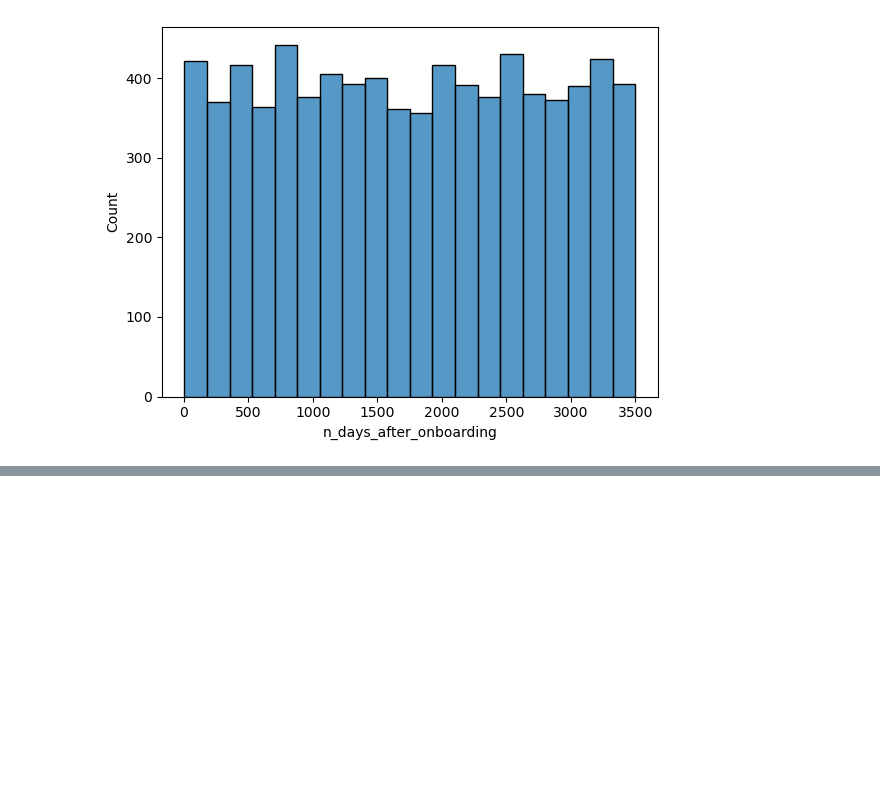
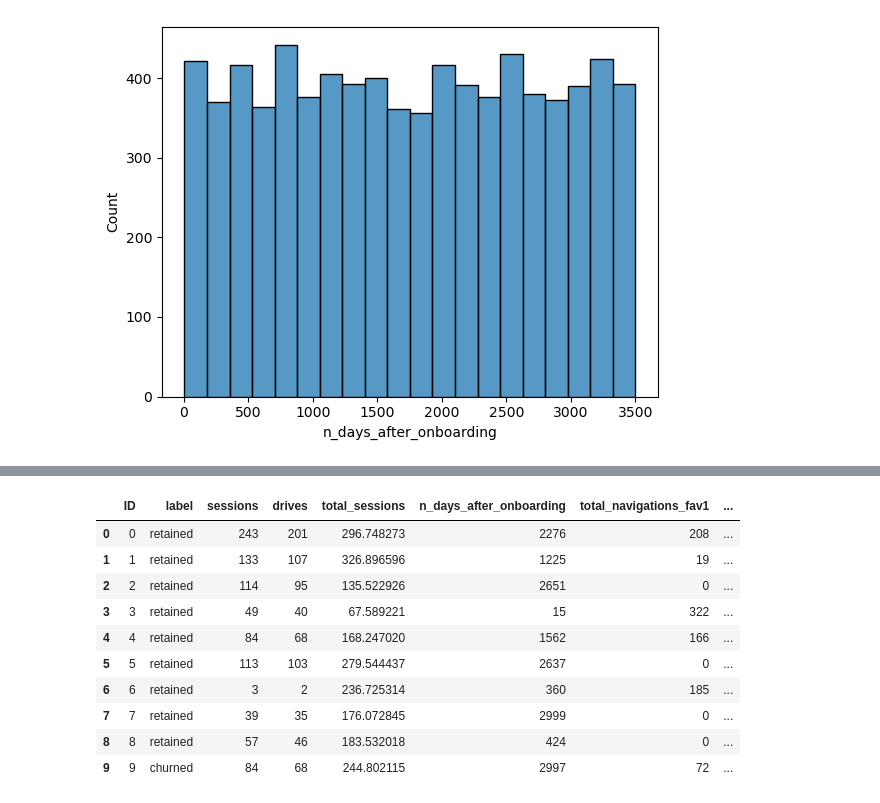
Before and after one commit to alishanstyles/Waze, a Jupyter notebook: Untitled.ipynb, the cells around one changed output, grey strips where cells are left out. Cells and saved outputs as stored; diff of their text form; code cells hidden in the pictures; blank space fills up the shorter version.

```diff
--- a/Untitled.ipynb
+++ b/Untitled.ipynb
@@ -464,0 +504,16 @@ sns.histplot(x=data['n_days_after_onboarding']);
+# %%
+df['monthly_drives_per_session_ratio'] = (df['drives']/df['sessions'])
+# %%
+df.head(10)
+# %% [output]
+|  | ID | label | sessions | drives | total_sessions | n_days_after_onboarding | total_navigations_fav1 | ... |
+| 0 | 0 | retained | 243 | 201 | 296.748273 | 2276 | 208 | ... |
+| 1 | 1 | retained | 133 | 107 | 326.896596 | 1225 | 19 | ... |
+| 2 | 2 | retained | 114 | 95 | 135.522926 | 2651 | 0 | ... |
+| 3 | 3 | retained | 49 | 40 | 67.589221 | 15 | 322 | ... |
+| 4 | 4 | retained | 84 | 68 | 168.247020 | 1562 | 166 | ... |
+| 5 | 5 | retained | 113 | 103 | 279.544437 | 2637 | 0 | ... |
+| 6 | 6 | retained | 3 | 2 | 236.725314 | 360 | 185 | ... |
+| 7 | 7 | retained | 39 | 35 | 176.072845 | 2999 | 0 | ... |
+| 8 | 8 | retained | 57 | 46 | 183.532018 | 424 | 0 | ... |
+| 9 | 9 | churned | 84 | 68 | 244.802115 | 2997 | 72 | ... |
```
Also changed, not shown: parts of 6 cells of this notebook.
